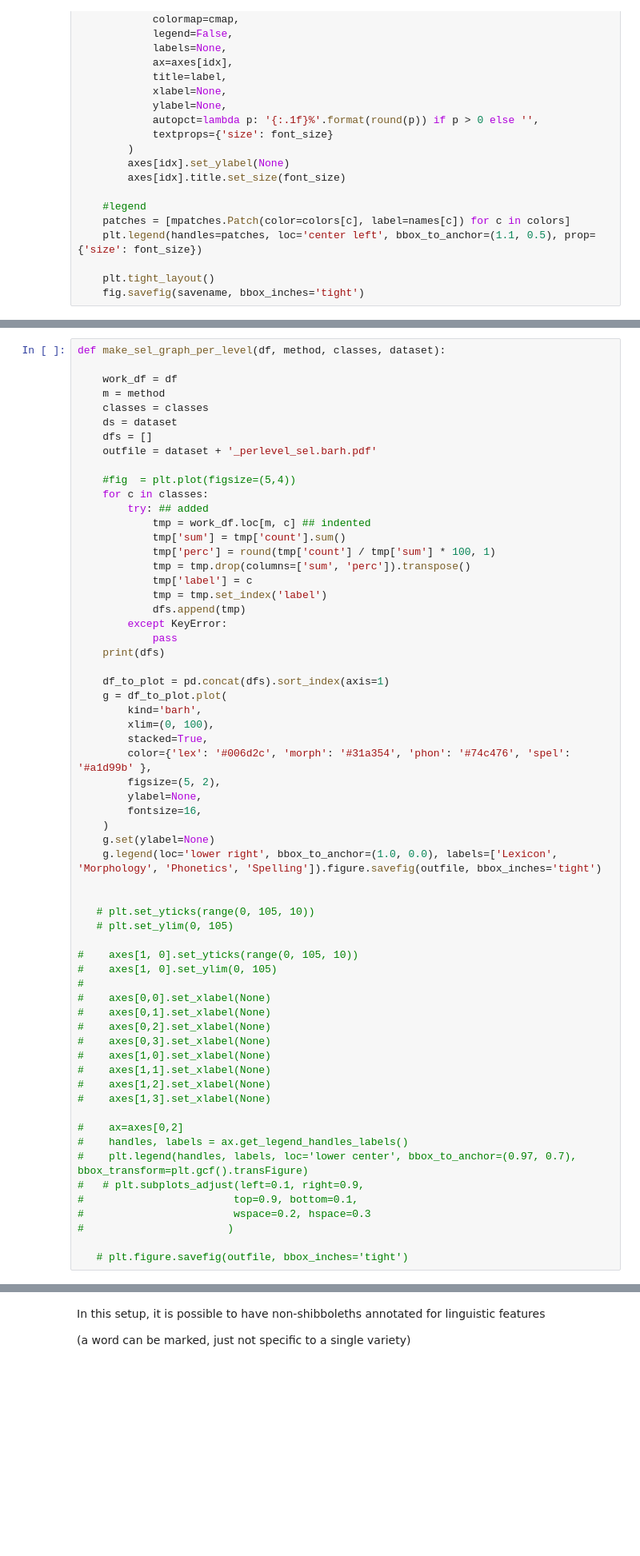
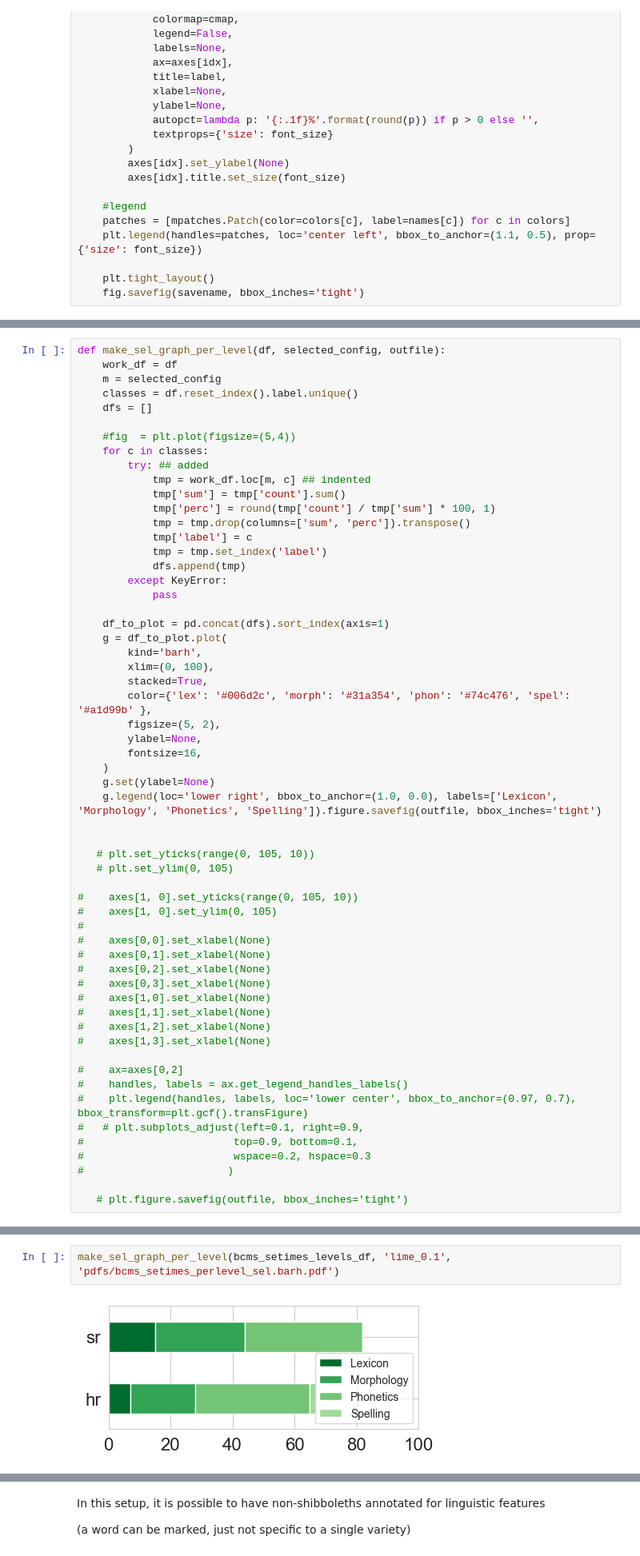
Before and after one commit to Helsinki-NLP/shibboleth, a Jupyter notebook: vizs/shib-eval-contents/annotation-analysis.ipynb, the cells around one changed output, grey strips where cells are left out. Shown at 80% size. Saved outputs shown, nothing was run; the diff lists cells and outputs as text; blank space fills up the shorter version.

```diff
--- a/vizs/shib-eval-contents/annotation-analysis.ipynb
+++ b/vizs/shib-eval-contents/annotation-analysis.ipynb
@@ -491,14 +489,11 @@ def make_graphs_per_level(df, methods, classes, dataset):
 
     fig.figure.savefig(outfile, bbox_inches='tight')
 # %%
-def make_sel_graph_per_level(df, method, classes, dataset):
-
+def make_sel_graph_per_level(df, selected_config, outfile):
     work_df = df
-    m = method
-    classes = classes
-    ds = dataset
+    m = selected_config
+    classes = df.reset_index().label.unique()
     dfs = []
-    outfile = dataset + '_perlevel_sel.barh.pdf'
 
     #fig  = plt.plot(figsize=(5,4))
     for c in classes:
@@ -512,7 +507,6 @@ def make_sel_graph_per_level(df, method, classes, dataset):
             dfs.append(tmp)
         except KeyError:
             pass
-    print(dfs)
 
     df_to_plot = pd.concat(dfs).sort_index(axis=1)
     g = df_to_plot.plot(
@@ -663 +561,5 @@ sr        15     29    38]
+# %%
+make_sel_graph_per_level(bcms_setimes_levels_df, 'lime_0.1', 'pdfs/bcms_setimes_perlevel_sel.barh.pdf')
+# %% [output]
+[figure, added]
 # %% [markdown]
```
Also changed, not shown: parts of 77 cells of this notebook, 18 other files.
